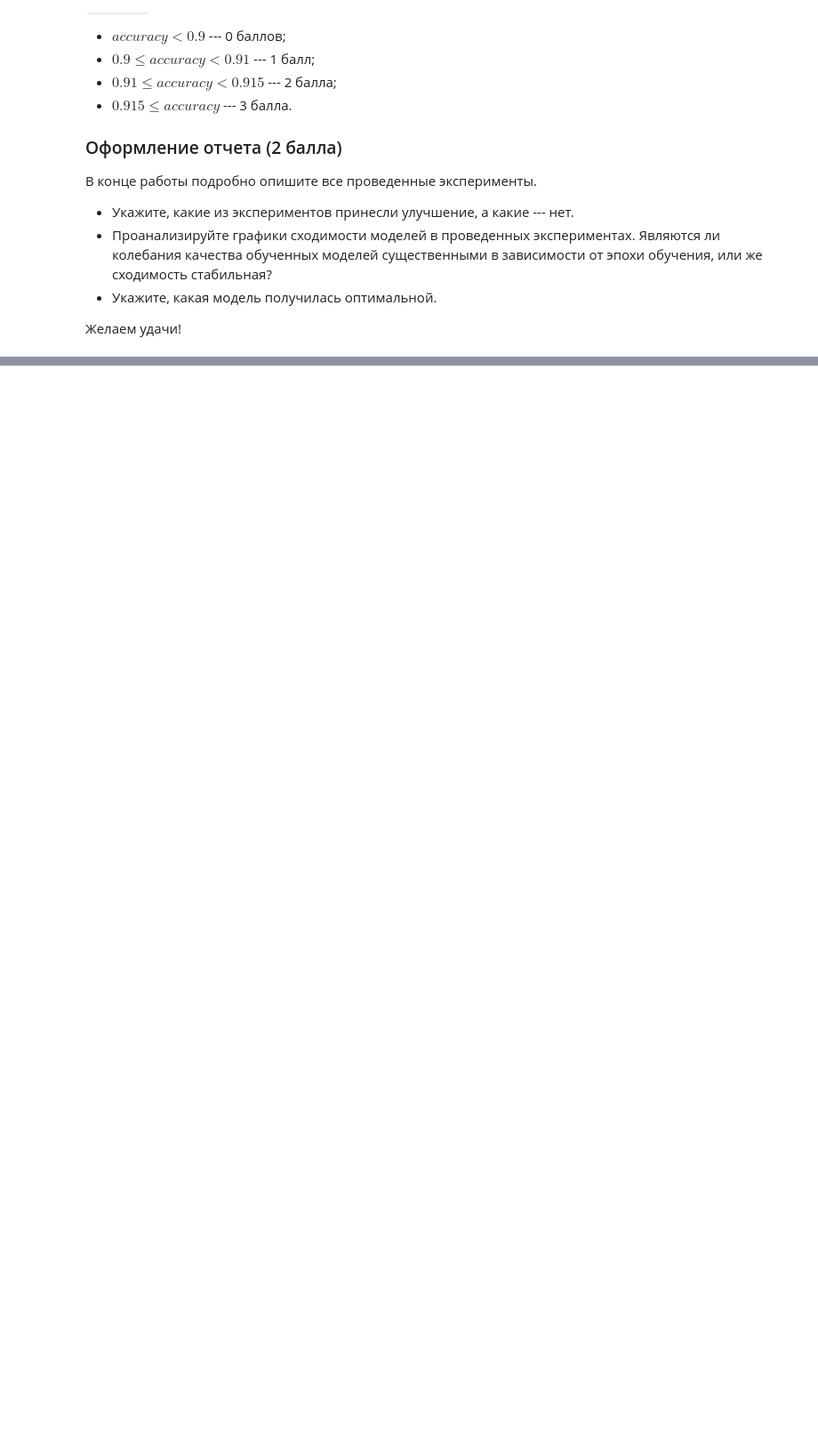
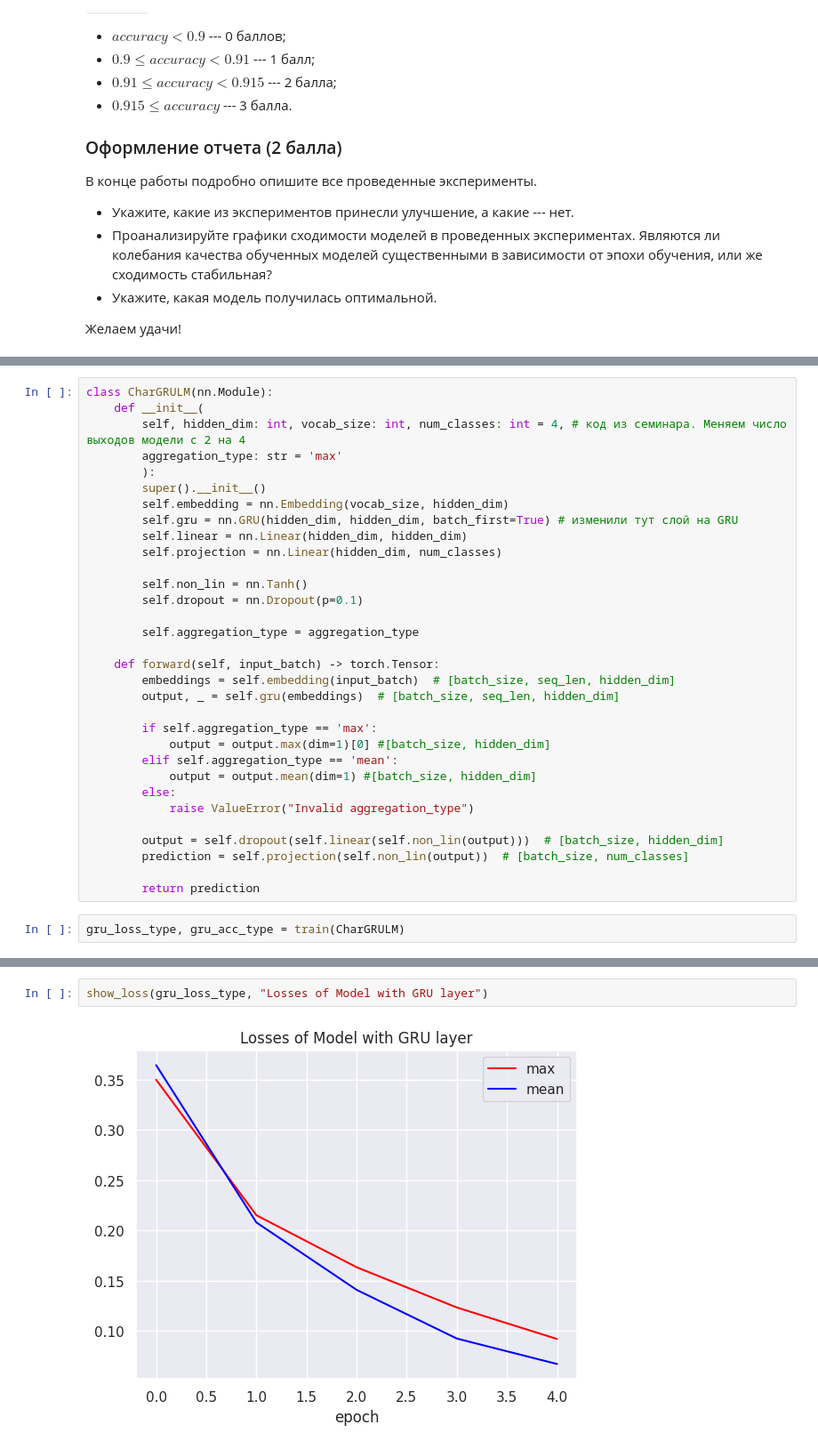
Before and after one commit to 2813/dls-homework, a Jupyter notebook: hw_text_classification.ipynb, the cells around one changed output, grey strips where cells are left out. Shown at 89% size. Drawn from its saved outputs; the diff is of its cells as text; blank space fills up the shorter version.

```diff
--- a/hw_text_classification.ipynb
+++ b/hw_text_classification.ipynb
@@ -220,0 +341,34 @@ def evaluate(model, eval_dataloader) -> float:
+# %%
+class CharGRULM(nn.Module):
+    def __init__(
+        self, hidden_dim: int, vocab_size: int, num_classes: int = 4, # код из семинара. Меняем число выходов модели с 2 на 4
+        aggregation_type: str = 'max'
+        ):
+        super().__init__()
+        self.embedding = nn.Embedding(vocab_size, hidden_dim)
+        self.gru = nn.GRU(hidden_dim, hidden_dim, batch_first=True) # изменили тут слой на GRU
+        self.linear = nn.Linear(hidden_dim, hidden_dim)
+        self.projection = nn.Linear(hidden_dim, num_classes)
+
+        self.non_lin = nn.Tanh()
+        self.dropout = nn.Dropout(p=0.1)
+
+        self.aggregation_type = aggregation_type
+
+    def forward(self, input_batch) -> torch.Tensor:
+        embeddings = self.embedding(input_batch)  # [batch_size, seq_len, hidden_dim]
+        output, _ = self.gru(embeddings)  # [batch_size, seq_len, hidden_dim]
+
+        if self.aggregation_type == 'max':
+            output = output.max(dim=1)[0] #[batch_size, hidden_dim]
+        elif self.aggregation_type == 'mean':
+            output = output.mean(dim=1) #[batch_size, hidden_dim]
+        else:
+            raise ValueError("Invalid aggregation_type")
+
+        output = self.dropout(self.linear(self.non_lin(output)))  # [batch_size, hidden_dim]
+        prediction = self.projection(self.non_lin(output))  # [batch_size, num_classes]
+
+        return prediction
+# %%
+gru_loss_type, gru_acc_type = train(CharGRULM)
@@ -220,0 +378,4 @@ def evaluate(model, eval_dataloader) -> float:
+# %%
+show_loss(gru_loss_type, "Losses of Model with GRU layer")
+# %% [output]
+[figure, added]
```
Also changed, not shown: parts of 17 cells of this notebook.
